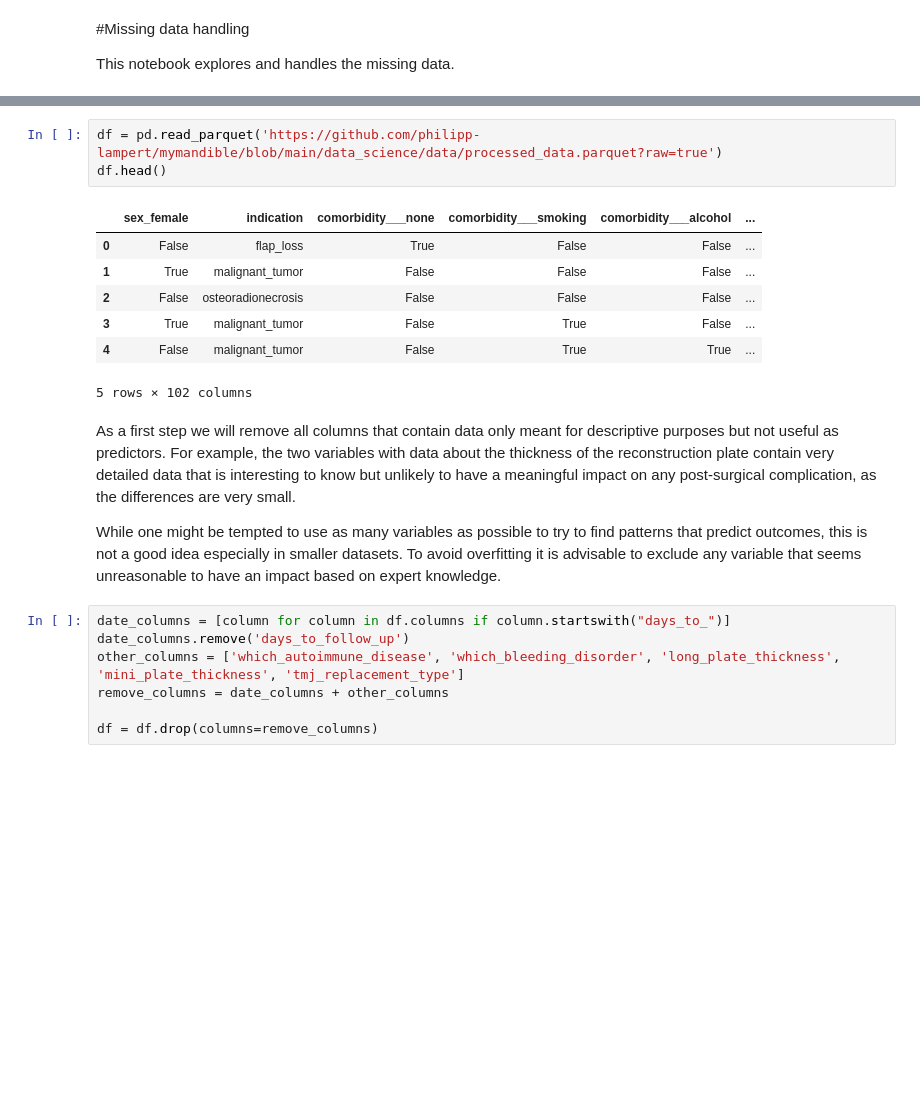
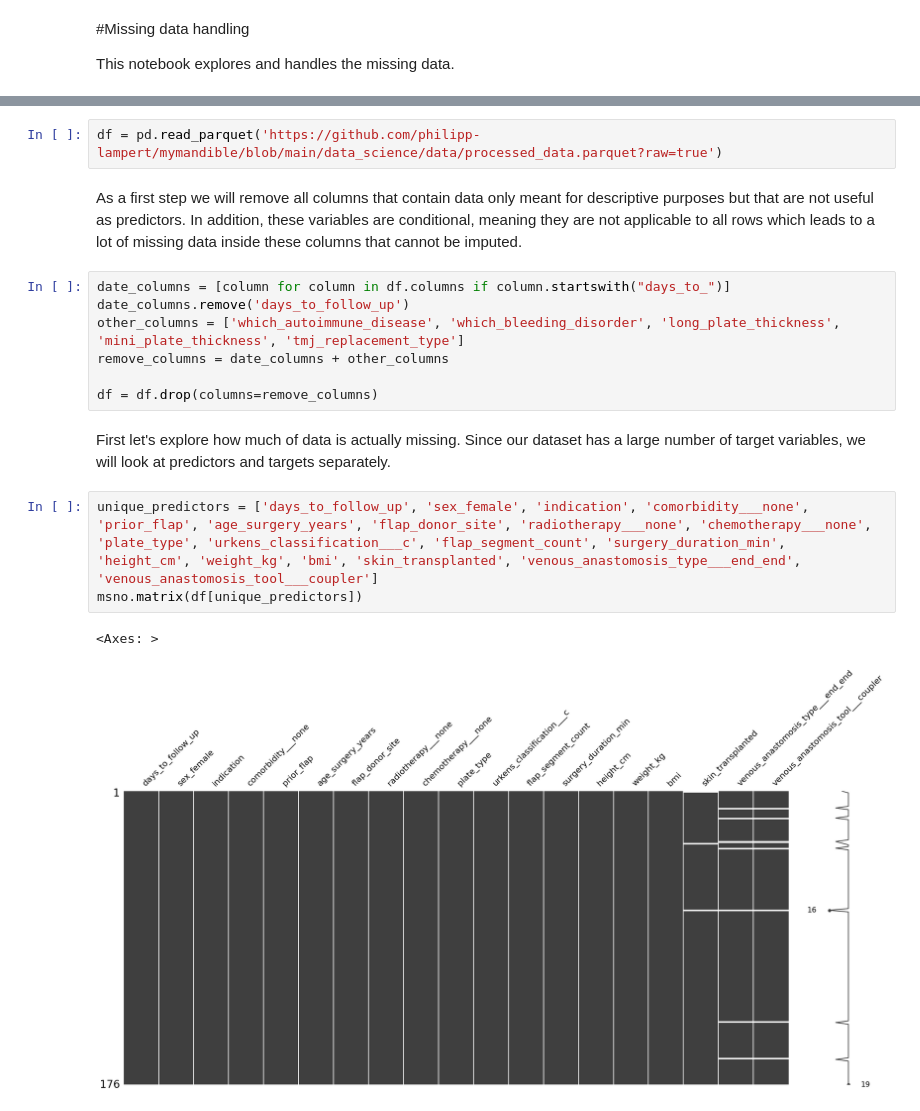
Before and after one commit to philipp-lampert/mymandible, a Jupyter notebook: data_science/03_missing_data.ipynb, the cells around one changed output, grey strips where cells are left out. Drawn from its saved outputs; the diff is of its cells as text; blank space fills up the shorter version.

Commit message:
Create missing data pipeline

```diff
--- a/data_science/03_missing_data.ipynb
+++ b/data_science/03_missing_data.ipynb
@@ -12,18 +11,7 @@ Let's take a look at our data.
 # %%
 df = pd.read_parquet('https://github.com/philipp-lampert/mymandible/blob/main/data_science/data/processed_data.parquet?raw=true')
-df.head()
-# %% [output]
-|  | sex_female | indication | comorbidity___none | comorbidity___smoking | comorbidity___alcohol | ... |
-| 0 | False | flap_loss | True | False | False | ... |
-| 1 | True | malignant_tumor | False | False | False | ... |
-| 2 | False | osteoradionecrosis | False | False | False | ... |
-| 3 | True | malignant_tumor | False | True | False | ... |
-| 4 | False | malignant_tumor | False | True | True | ... |
-5 rows × 102 columns
-# %% [markdown]
-As a first step we will remove all columns that contain data only meant for descriptive purposes but not useful as predictors. For example, the two variables with data about the thickness of the reconstruction plate contain very detailed data that is interesting to know but unlikely to have a meaningful impact on any post-surgical complication, as the differences are very small.
-
-While one might be tempted to use as many variables as possible to try to find patterns that predict outcomes, this is not a good idea especially in smaller datasets. To avoid overfitting it is advisable to exclude any variable that seems unreasonable to have an impact based on expert knowledge.
+# %% [markdown]
+As a first step we will remove all columns that contain data only meant for descriptive purposes but that are not useful as predictors. In addition, these variables are conditional, meaning they are not applicable to all rows which leads to a lot of missing data inside these columns that cannot be imputed.
 # %%
 date_columns = [column for column in df.columns if column.startswith("days_to_")]
 date_columns.remove('days_to_follow_up')
@@ -31,3 +19,11 @@ other_columns = ['which_autoimmune_disease', 'which_bleeding_disorder', 'long_pl
 remove_columns = date_columns + other_columns
 
 df = df.drop(columns=remove_columns)
+# %% [markdown]
+First let's explore how much of data is actually missing. Since our dataset has a large number of target variables, we will look at predictors and targets separately.
+# %%
+unique_predictors = ['days_to_follow_up', 'sex_female', 'indication', 'comorbidity___none', 'prior_flap', 'age_surgery_years', 'flap_donor_site', 'radiotherapy___none', 'chemotherapy___none', 'plate_type', 'urkens_classification___c', 'flap_segment_count', 'surgery_duration_min', 'height_cm', 'weight_kg', 'bmi', 'skin_transplanted', 'venous_anastomosis_type___end_end', 'venous_anastomosis_tool___coupler']
+msno.matrix(df[unique_predictors])
+# %% [output]
+<Axes: >
+[figure, added]
```
Also changed, not shown: parts of 12 cells of this notebook.
